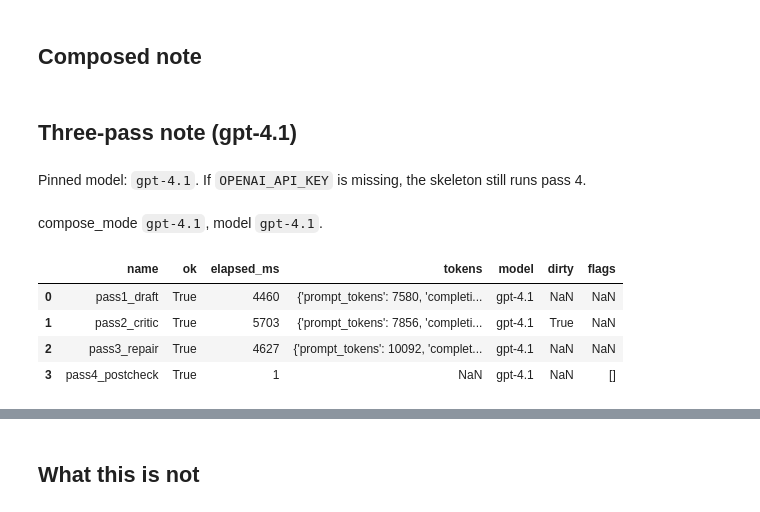
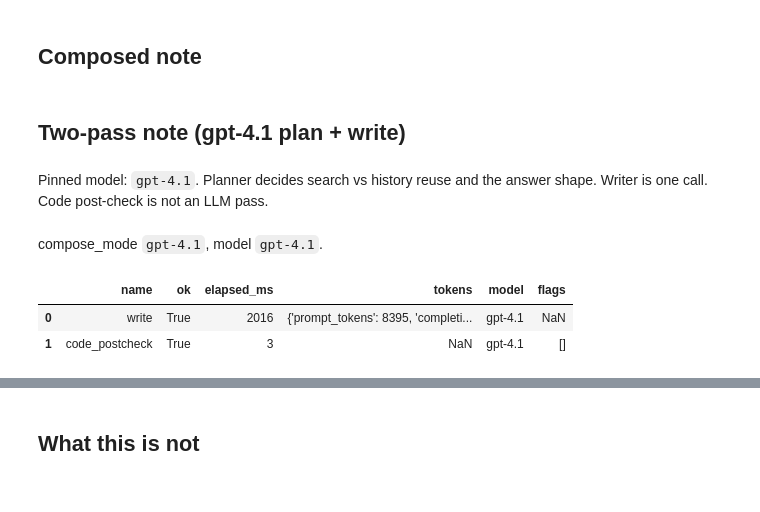
Before and after one commit to Kennethenow1/Team-8-XternChallenge-, a Jupyter notebook: platinum4/01_bot_packets.ipynb, the cells around one changed output, grey strips where cells are left out. Drawn from its saved outputs; the diff is of its cells as text; code cells hidden in the pictures.

```diff
--- a/platinum4/01_bot_packets.ipynb
+++ b/platinum4/01_bot_packets.ipynb
@@ -436,8 +436,8 @@ graph_slice: 54 nodes, 161 edges, algorithms `alg_catalog_route, alg_lexicon, al
 # %%
 from src.modeling.platinum4.compose import PINNED_MODEL, compose
 
-display(Markdown("## Three-pass note (gpt-4.1)"))
-display(Markdown(f"Pinned model: `{PINNED_MODEL}`. If `OPENAI_API_KEY` is missing, the skeleton still runs pass 4."))
+display(Markdown("## Two-pass note (gpt-4.1 plan + write)"))
+display(Markdown(f"Pinned model: `{PINNED_MODEL}`. Planner decides search vs history reuse and the answer shape. Writer is one call. Code post-check is not an LLM pass."))
 answer_md = None
 answer_meta = None
 if ANSWERS.exists():
@@ -445,40 +445,38 @@ if ANSWERS.exists():
     prefer = [p for p in mds if "restudy" in p.name or "withdraw" in p.name]
     pick = (prefer or mds)
     if pick:
         answer_md = pick[0].read_text(encoding="utf-8")
         js = pick[0].with_suffix(".json")
         if js.exists():
             answer_meta = json.loads(js.read_text(encoding="utf-8"))
 
 if answer_md is None and query_pkt is not None:
     composed = compose(query_pkt, dialect="bpm_register")
     answer_md = composed.get("markdown")
     answer_meta = composed
 
 if answer_md:
     if answer_meta:
         passes = answer_meta.get("passes") or []
         display(Markdown(
             f"compose_mode `{answer_meta.get('compose_mode')}`, "
             f"model `{answer_meta.get('model') or PINNED_MODEL}`."
         ))
         if passes:
             display(pd.DataFrame(passes))
     display(Markdown(answer_md))
 else:
     display(Markdown(
         "_No composed note. Run "
         "`python scripts/run_platinum4_answer.py --question \"Who funds a restudy if a peer withdraws?\" --project-key P::B::E291`._"
     ))
 # %% [output]
-## Three-pass note (gpt-4.1)
+## Two-pass note (gpt-4.1 plan + write)
-Pinned model: `gpt-4.1`. If `OPENAI_API_KEY` is missing, the skeleton still runs pass 4.
+Pinned model: `gpt-4.1`. Planner decides search vs history reuse and the answer shape. Writer is one call. Code post-check is not an LLM pass.
 compose_mode `gpt-4.1`, model `gpt-4.1`.
-|  | name | ok | elapsed_ms | tokens | model | dirty | flags |
-| 0 | pass1_draft | True | 4460 | {'prompt_tokens': 7580, 'completi... | gpt-4.1 | NaN | NaN |
-| 1 | pass2_critic | True | 5703 | {'prompt_tokens': 7856, 'completi... | gpt-4.1 | True | NaN |
-| 2 | pass3_repair | True | 4627 | {'prompt_tokens': 10092, 'complet... | gpt-4.1 | NaN | NaN |
-| 3 | pass4_postcheck | True | 1 | NaN | gpt-4.1 | NaN | [] |
+|  | name | ok | elapsed_ms | tokens | model | flags |
+| 0 | write | True | 2016 | {'prompt_tokens': 8395, 'completi... | gpt-4.1 | NaN |
+| 1 | code_postcheck | True | 3 | NaN | gpt-4.1 | [] |
 # Interconnection procedure note
 
 ## Situation
```
Also changed, not shown: parts of 2 cells of this notebook, 48 other files.
